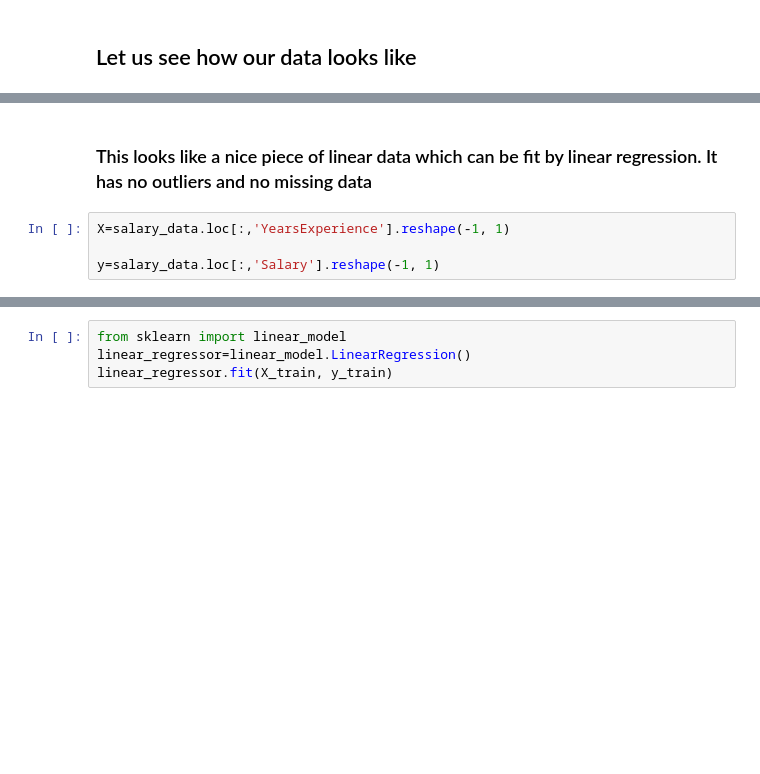
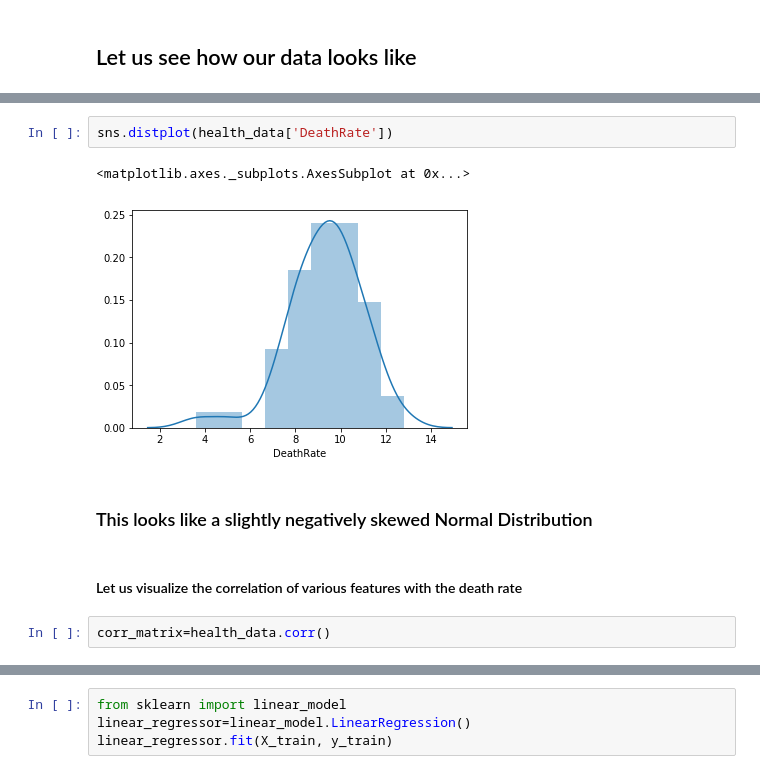
Before and after one commit to beginmachinelearning/practice_exercises, a Jupyter notebook: linear_regression_multiple/linear_regression_salary_prediction_multiple.ipynb, the cells around one changed output, grey strips where cells are left out. Cells and saved outputs as stored; diff of their text form; blank space fills up the shorter version.

```diff
--- a/linear_regression_multiple/linear_regression_salary_prediction_multiple.ipynb
+++ b/linear_regression_multiple/linear_regression_salary_prediction_multiple.ipynb
@@ -27,6 +31,11 @@ sns.jointplot(salary_data['YearsExperience'], salary_data['Salary'])
-# %% [markdown]
-### This looks like a nice piece of linear data which can be fit by linear regression. It has no outliers and no missing data
-# %%
-X=salary_data.loc[:,'YearsExperience'].reshape(-1, 1)
-
-y=salary_data.loc[:,'Salary'].reshape(-1, 1)
+# %%
+sns.distplot(health_data['DeathRate'])
+# %% [output]
+<matplotlib.axes._subplots.AxesSubplot at 0x...>
+[figure, added]
+# %% [markdown]
+### This looks like a slightly negatively skewed Normal Distribution
+# %% [markdown]
+#### Let us visualize the correlation of various features with the death rate
+# %%
+corr_matrix=health_data.corr()
```
Also changed, not shown: parts of 26 cells of this notebook, 4 other files.
